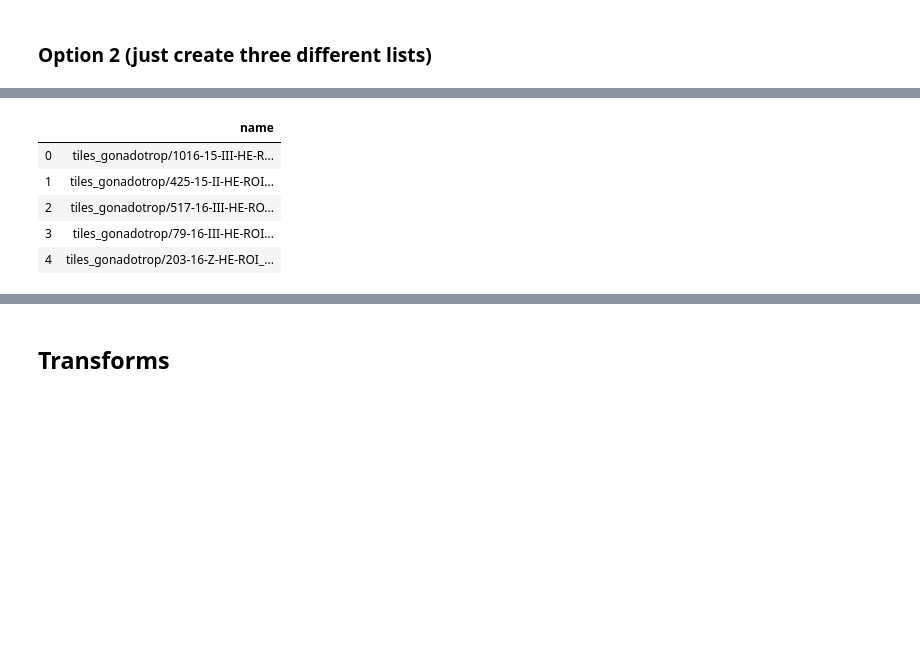
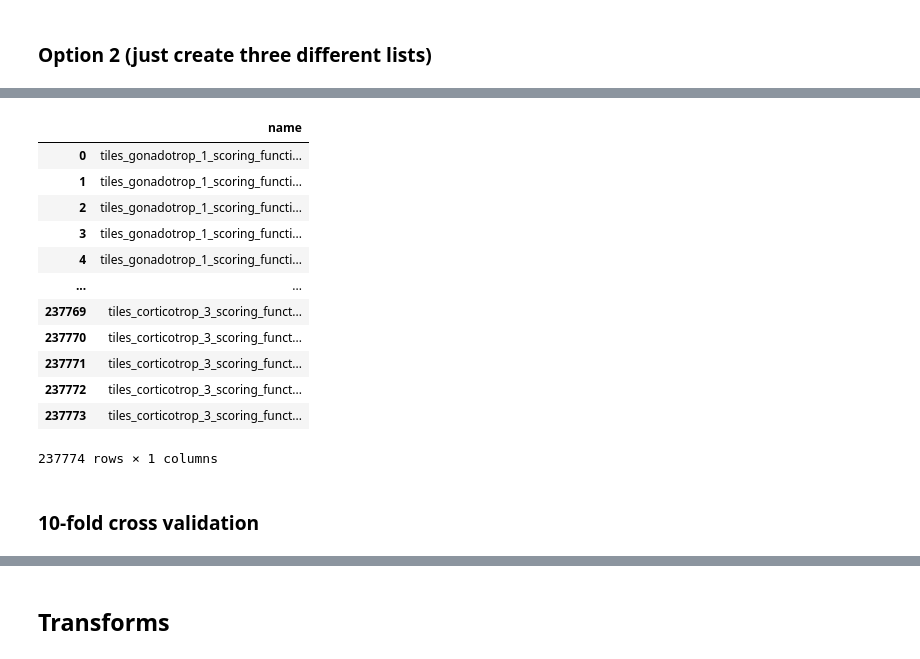
Before and after one commit to ChristophNeuner/pituitary_gland_adenomas, a Jupyter notebook: network-entity_classification.ipynb, the cells around one changed output, grey strips where cells are left out. Drawn from its saved outputs; the diff is of its cells as text; code cells hidden in the pictures; blank space fills up the shorter version.

Commit message:
added kfold crossvalidation

```diff
--- a/network-entity_classification.ipynb
+++ b/network-entity_classification.ipynb
@@ -40,19 +40,26 @@ from sklearn.metrics import roc_curve, auc, roc_auc_score
 from sklearn.model_selection import train_test_split
 import matplotlib.image as mpimg
 import shutil
+from sklearn.model_selection import StratifiedKFold, KFold
+from typing import List, Callable
 
 
 PATH = Path('/home/Deep_Learner/private/network/datasets/Hypophysenadenome/')
 PATH_LOCAL = Path('/home/Deep_Learner/private/local/')
 FONT_PATH=PATH/'1984-Happines-Regular.ttf'
-ROIS_CORTICOTROP = PATH/'rois_corticotrop'
+ROIS_CORTICOTROP = PATH/'corticotrop_ROIs'
 ROIS_CORTICOTROP_FILTERED = PATH/'rois_corticotrop_filtered'
 ROIS_GONADOTROP = PATH/'rois_gonadotrop'
 ROIS_GONADOTROP_FILTERED = PATH/'rois_gonadotrop_filtered'
-TILES_CORTICOTROP = PATH/'tiles_corticotrop'
-TILES_CORTICOTROP_2 = PATH/'tiles_corticotrop_2_same_scoring_function'
-TILES_GONADOTROP = PATH/'tiles_gonadotrop'
-TILES_GONADOTROP_2 = PATH/'tiles_gonadotrop_2_same_scoring_function'
+
+TILES_CORTICOTROP_1 = PATH/'tiles_corticotrop_1_scoring_function_1_thresh_0.55'
+TILES_CORTICOTROP_2 = PATH/'tiles_corticotrop_2_scoring_function_1_thresh_0.55'
+TILES_CORTICOTROP_3 = PATH/'tiles_corticotrop_3_scoring_function_1_thresh_0.4'
+
+TILES_GONADOTROP_1 = PATH/'tiles_gonadotrop_1_scoring_function_1_thresh_0.55'
+TILES_GONADOTROP_2 = PATH/'tiles_gonadotrop_2_scoring_function_1_thresh_0.55'
+TILES_GONADOTROP_3 = PATH/'tiles_gonadotrop_3_scoring_function_1_thresh_0.4'
+
 #TEST = PATH/TEST_NAME
 #TEST = PATH_LOCAL/TEST_NAME
 TEST_EXPERIMENTING = PATH_LOCAL/'tiles_test_100_for_testing'
@@ -79,7 +86,7 @@ torch.backends.cudnn.benchmark=True
 #vision.data.ImageDataBunch.batch_stats = batch_stats
 
 sz = 512
-bs = 6
+bs = 8
 
 #fastai defaults
 tta_beta = 0.4
@@ -231,11 +238,20 @@ print(m)
 # %% [markdown]
 ### Option 2 (just create three different lists)
 # %%
-tile_paths_gonadotrop = [Path(f'{p.parts[-2]}/{p.parts[-1]}') for p in (TILES_GONADOTROP.ls()) if p.suffix == '.png']
-tile_paths_corticotrop = [Path(f'{p.parts[-2]}/{p.parts[-1]}') for p in (TILES_CORTICOTROP.ls()) if p.suffix == '.png']
+tile_paths_gonadotrop_1 = [Path(f'{p.parts[-2]}/{p.parts[-1]}') for p in (TILES_GONADOTROP_1.ls()) if p.suffix == '.png']
 tile_paths_gonadotrop_2 = [Path(f'{p.parts[-2]}/{p.parts[-1]}') for p in (TILES_GONADOTROP_2.ls()) if p.suffix == '.png']
+tile_paths_gonadotrop_3 = [Path(f'{p.parts[-2]}/{p.parts[-1]}') for p in (TILES_GONADOTROP_3.ls()) if p.suffix == '.png']
+
+tile_paths_corticotrop_1 = [Path(f'{p.parts[-2]}/{p.parts[-1]}') for p in (TILES_CORTICOTROP_1.ls()) if p.suffix == '.png']
 tile_paths_corticotrop_2 = [Path(f'{p.parts[-2]}/{p.parts[-1]}') for p in (TILES_CORTICOTROP_2.ls()) if p.suffix == '.png']
-tile_paths_all = tile_paths_gonadotrop + tile_paths_corticotrop + tile_paths_gonadotrop_2 + tile_paths_corticotrop_2
+tile_paths_corticotrop_3 = [Path(f'{p.parts[-2]}/{p.parts[-1]}') for p in (TILES_CORTICOTROP_3.ls()) if p.suffix == '.png']
+
+tile_paths_all = tile_paths_gonadotrop_1 \
+                    + tile_paths_gonadotrop_2 \
+                    + tile_paths_gonadotrop_3 \
+                    + tile_paths_corticotrop_1 \
+                    + tile_paths_corticotrop_2 \
+                    + tile_paths_corticotrop_3 \
 
 ids = []
 for p in tqdm(tile_paths_all):
@@ -275,9 +291,18 @@ seed: 19
 # %%
-df_tile_paths_train_and_valid.head()
+df_tile_paths_train_and_valid
 # %% [output]
 |  | name |
-| 0 | tiles_gonadotrop/1016-15-III-HE-R... |
-| 1 | tiles_gonadotrop/425-15-II-HE-ROI... |
-| 2 | tiles_gonadotrop/517-16-III-HE-RO... |
-| 3 | tiles_gonadotrop/79-16-III-HE-ROI... |
-| 4 | tiles_gonadotrop/203-16-Z-HE-ROI_... |
+| 0 | tiles_gonadotrop_1_scoring_functi... |
+| 1 | tiles_gonadotrop_1_scoring_functi... |
+| 2 | tiles_gonadotrop_1_scoring_functi... |
+| 3 | tiles_gonadotrop_1_scoring_functi... |
+| 4 | tiles_gonadotrop_1_scoring_functi... |
+| ... | ... |
+| 237769 | tiles_corticotrop_3_scoring_funct... |
+| 237770 | tiles_corticotrop_3_scoring_funct... |
+| 237771 | tiles_corticotrop_3_scoring_funct... |
+| 237772 | tiles_corticotrop_3_scoring_funct... |
+| 237773 | tiles_corticotrop_3_scoring_funct... |
+237774 rows × 1 columns
+# %% [markdown]
+### 10-fold cross validation
```
Also changed, not shown: parts of 20 cells of this notebook.
